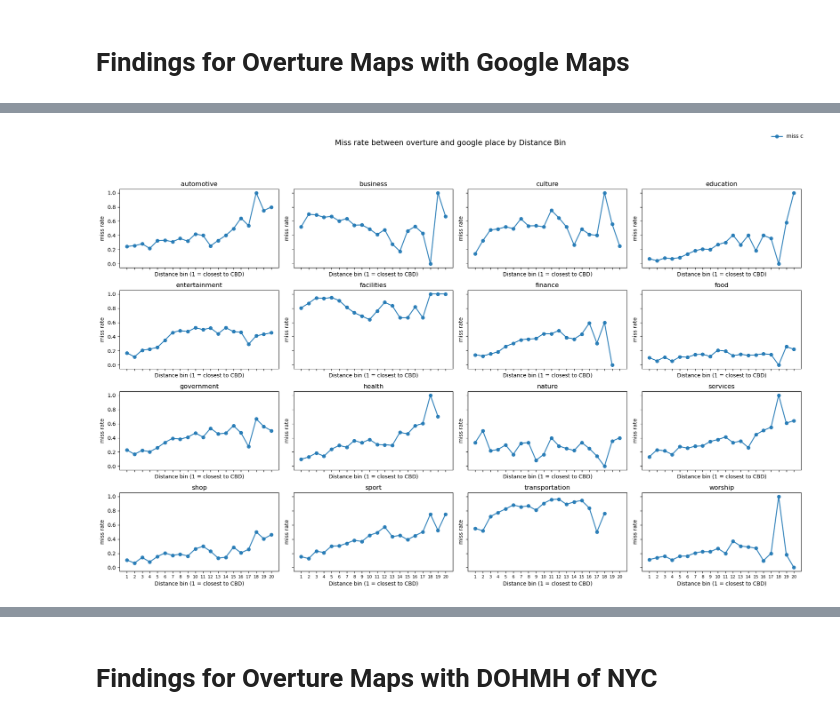
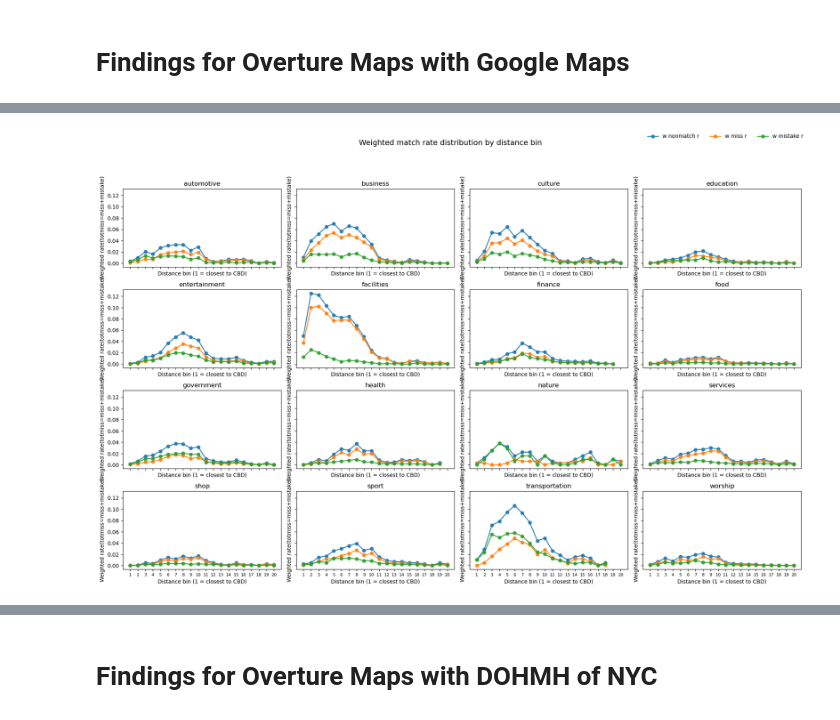
Before and after one commit to HOUPU1993/POI-study, a Jupyter notebook: some_findings.ipynb, the cells around one changed output, grey strips where cells are left out. Saved outputs shown, nothing was run; the diff lists cells and outputs as text; code cells hidden in the pictures.

```diff
--- a/some_findings.ipynb
+++ b/some_findings.ipynb
@@ -61,12 +114,14 @@ def summarize_match_miss_by_dist_bin(
     cat_col: str = "primary_cat",
     dist_bin_col: str = "dist_bin",
     true_col: str = "is_true_match",
-    match_value=1,
+    match_value= '1',
     name_score_col: str = "name_score",
-    n_miss_col: str = "n_miss",
+    n_mistake_match_col: str = "n_mistake",
+    n_first_miss_col: str = "n_miss",
+    n_miss_col: str = "n_tot_miss",
     n_match_col: str = "n_match",
-    miss_c_col: str = "miss_c",
-    match_c_col: str = "match_c",
+    miss_c_col: str = "tot_miss_c",
+    match_c_col: str = "tot_match_c",
     miss_density_col: str = "miss_den",
     match_density_col: str = "match_den",
     total_density_col: str = "total_den",
@@ -84,6 +139,8 @@ def summarize_match_miss_by_dist_bin(
           .apply(lambda x: pd.Series({
               "n_total": len(x),
               n_match_col: x[true_col].eq(match_value).sum(),
+              n_mistake_match_col: x[true_col].eq("0").sum(), # n_mistake_match: true_col == "0"
+              n_first_miss_col: x[true_col].isna().sum(), # n_first_miss: true_col 是 NaN
               n_miss_col:  (~x[true_col].eq(match_value)).sum(),  # NaN -> miss
               median_name_score_col: x[name_score_col].median(),
           }))
@@ -218,7 +277,7 @@ import numpy as np
 import matplotlib.pyplot as plt
 
 
-def plot_density_compare_by_dist(
+def plot_missmate_by_dist(
     df,
     dens_cols=("match_den", "miss_den", "total_den"),
     colors=None,
@@ -248,7 +307,7 @@ def plot_density_compare_by_dist(
 
     fig, axes = plt.subplots(
         n_rows, n_cols,
-        figsize=(4 * n_cols + 2.5, 3 * n_rows),
+        figsize=(4 * n_cols + 2.6, 3 * n_rows),
         squeeze=False,
         sharex=True,
         sharey=True
@@ -422,10 +481,12 @@ df_all_bins = summarize_match_miss_by_dist_bin(
     dist_bin_col = "dist_bin",
     true_col = "is_true_match",
     match_value = '1',
-    n_miss_col = "n_miss",
+    n_mistake_match_col = "n_mistake",
+    n_first_miss_col = "n_miss",
+    n_miss_col = "n_tot_miss",
     n_match_col = "n_match",
-    miss_c_col = "miss_c",
-    match_c_col = "match_c",
+    miss_c_col = "tot_miss_c",
+    match_c_col = "tot_match_c",
     miss_density_col = "miss_den",
     match_density_col = "match_den",
     total_density_col = "total_den",
@@ -480,9 +519,14 @@ df_all_bins
+# %%
+df_all_bins["weight"] = df_all_bins["n_total"] / df_all_bins.groupby("primary_cat")["n_total"].transform("sum")
+df_all_bins["w_nonmatch_r"] = df_all_bins["weight"] * df_all_bins["tot_miss_c"]
+df_all_bins["w_miss_r"] = df_all_bins["weight"] * (df_all_bins["n_miss"] / df_all_bins["n_total"])
+df_all_bins["w_mistake_r"] = df_all_bins["weight"] * (df_all_bins["n_mistake"] / df_all_bins["n_total"])
 # %%
-plot_density_compare_by_dist(
+plot_missmate_by_dist(
     df_all_bins,
-    dens_cols=("miss_c", ),
-    title="Miss rate between overture and google place by Distance Bin",
-    ylabel="miss rate",
+    dens_cols=("w_nonmatch_r","w_miss_r","w_mistake_r"),
+    ylabel="Weighted rate(totmiss=miss+mistake)",
+    title="Weighted match rate distribution by distance bin"
 )
 # %% [output]
-[figure, old version]
+[figure, new version]
```
Also changed, not shown: parts of 37 cells of this notebook, 3 other files.
